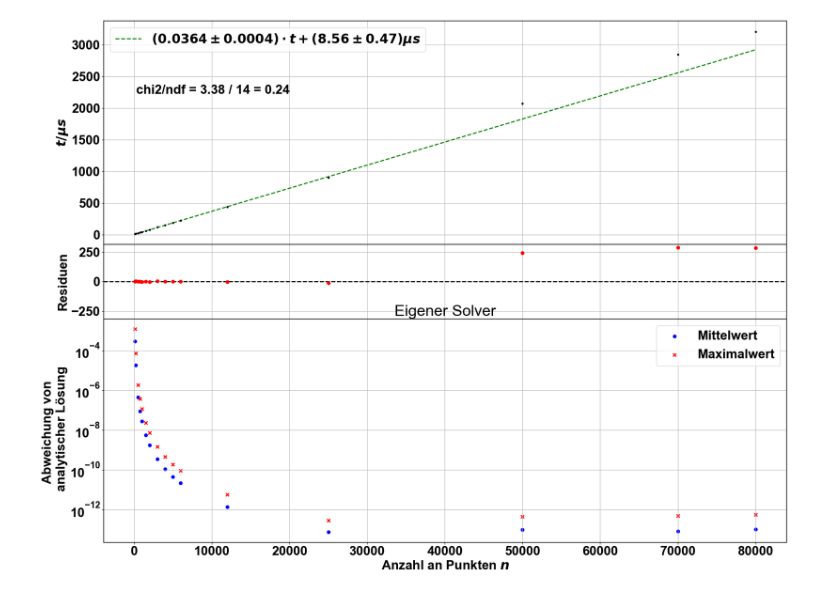
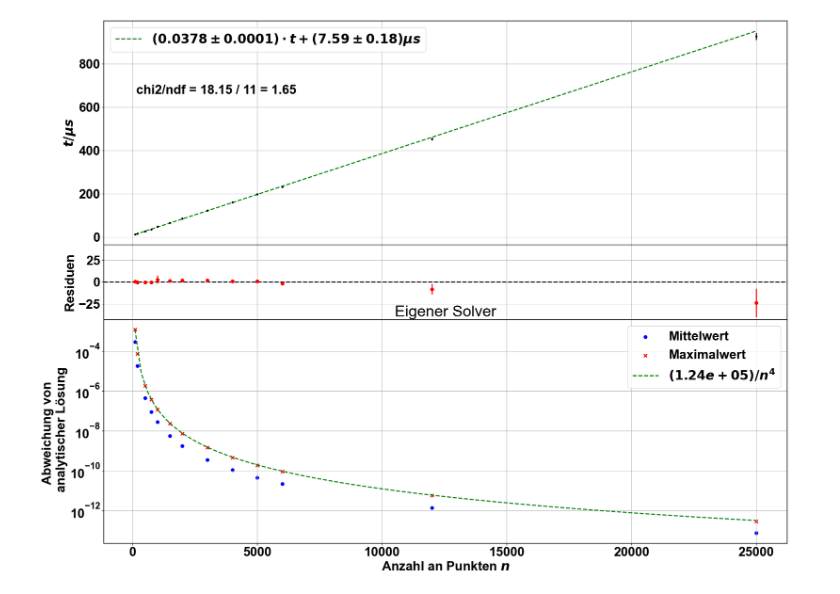
Before and after one commit to rubba0220/Bachelorarbeit, a Jupyter notebook: proper benchmark3.ipynb, the cells around one changed output. Drawn from its saved outputs; the diff is of its cells as text; code cells hidden in the pictures.

```diff
--- a/proper benchmark3.ipynb
+++ b/proper benchmark3.ipynb
@@ -182,40 +203,54 @@ df_e.to_string('results/benchmark_eigen3.txt', col_space=16, justify='left', ind
 # %%
 # Plot
+end = -3
 x = jnp.array(df_e['n'].to_numpy(), dtype=jnp.float32)
 y = jnp.array(df_e['t_mean'])*1e+6
 ey = jnp.array(df_e['t_std'])*1e+6
-m, em, b, eb, chiq, ndof = linreg(x[:-7], y[:-7], ey[:-7], ini=[1,1])
+n = df_e['n']
+abwmean = df_e['abw_mean_eigen']
+abwmax = df_e['abw_max_eigen']
+m, em, b, eb, chiq, ndof = linreg(x[:end], y[:end], ey[:end], ini=[1,1])
 # m2, em2, b2, eb2, chiq2, ndof2 = linreg(x[-7:-2], y[-7:-2], ey[-7:-2], ini=[1,1])
 # m, em, b, eb, chiq, ndof = linreg(x, y, ey, ini=[1,1])
+x = x[:end]
+y = y[:end]
+ey = ey[:end]
+n = n[:end]
+abwmean = abwmean[:end]
+abwmax = abwmax[:end]
+
+popt, pcov = curve_fit(lambda x, m: m/x**4, n, abwmax)
 
 fig, ax = plt.subplots(3,1, figsize=(20,15), sharex=True, gridspec_kw={'height_ratios': [3, 1, 3]})
 plt.title('Eigener Solver')
 ax[0].set_ylabel('$t/\mu s$')
 ax[0].errorbar(x, y, yerr=ey, color='black', fmt = '.')
 ax[0].plot(x, m*x+b, color='green', linestyle='--', label='$({0:.4f} \pm {2:.4f}) \cdot t+({1:.2f} \pm {3:.2f})\mu s$'.format(m, b, em, eb))
 # ax[0].plot(x, m2*x+b2, color='blue', linestyle='--', label='$({0:.4f} \pm {2:.4f}) \cdot t+({1:.2f} \pm {3:.2f})\mu s$'.format(m2, b2, em2, eb2))
 ax[0].grid()
 ax[0].legend()
 sigmaRes = ey
 ax[1].axhline(y=0., color='black', linestyle='--')
 ax[1].errorbar(x, y-(m*x+b), yerr=sigmaRes, color='red', fmt='o', markeredgecolor='red')
 # ax[1].errorbar(x, y-(m2*x+b2), yerr=sigmaRes, color='blue', fmt='o', markeredgecolor='blue')
 ax[1].set_ylabel('Residuen')
 plt.figtext(0.14,0.85, 'chi2/ndf = %.2f / %.0f = %.2f' % (chiq, len(x)-2, chiq/(len(x)-2)))
 # plt.figtext(0.14,0.85,'chi2/ndf = %.2f / %.0f = %.2f' % (chiq, len(x[:-7])-2, chiq/(len(x[:-7])-2)))
 # plt.figtext(0.14,0.80,'chi2/ndf = %.2f / %.0f = %.2f' % (chiq2, len(x[-7:-2])-2, chiq2/(len(x[-7:-2])-2)))
 ax[1].grid()
 ymax = max([abs(x) for x in ax[1].get_ylim()])
 ax[1].set_ylim(-ymax, ymax)
 ax[2].set_xlabel('Anzahl an Punkten $n$')
 ax[2].set_ylabel('Abweichung von \n analytischer Lösung')
 ax[2].set_yscale('log')
-ax[2].scatter(df_e['n'], df_e['abw_mean_eigen'], color='blue', label='Mittelwert', marker='o')
-ax[2].scatter(df_e['n'], df_e['abw_max_eigen'], color='red', label='Maximalwert', marker='x')
+ax[2].scatter(n, abwmean, color='blue', label='Mittelwert', marker='o')
+ax[2].scatter(n, abwmax, color='red', label='Maximalwert', marker='x')
+ns = jnp.linspace(n[0], n[len(n)-1], 100)
+ax[2].plot(ns, popt[0]/ns**4, color='green', linestyle='--', label='$({0:.2e})/n^4$'.format(popt[0]))
 ax[2].grid()
 ax[2].legend()
 fig.tight_layout()
 fig.subplots_adjust(hspace=0.0)
 plt.savefig('results/benchmark_eigen3.png')
 # %% [output]
-[figure, old version]
+[figure, new version]
```
Also changed, not shown: parts of 16 cells of this notebook, 10 other files.
